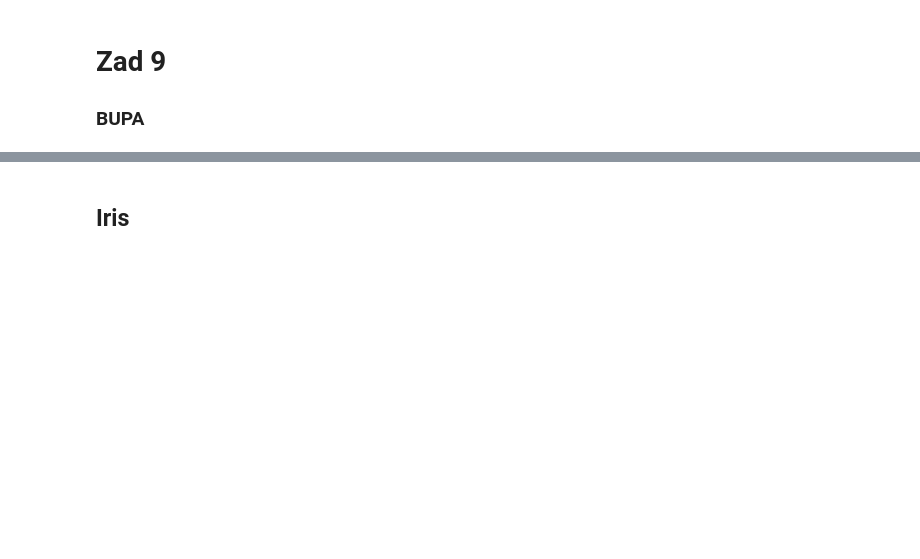
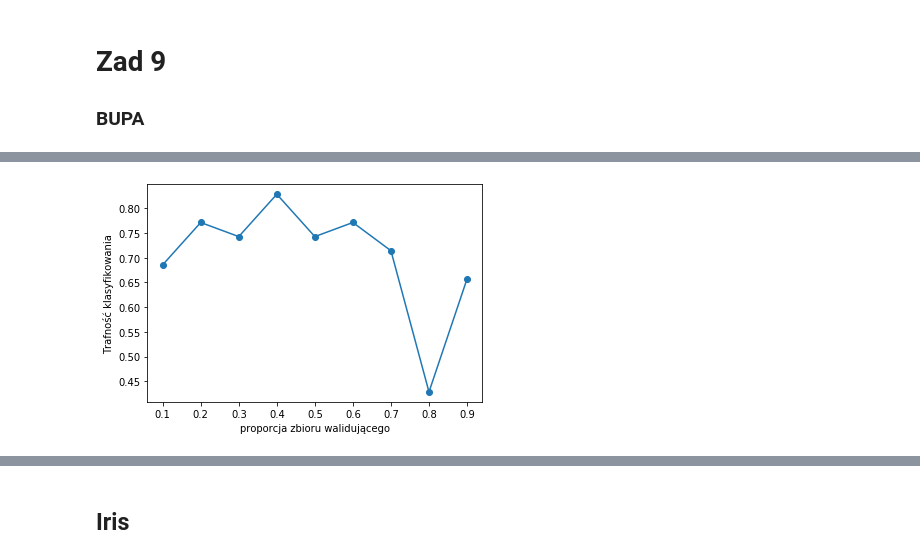
Before and after one commit to Maaslak/UM_NN, a Jupyter notebook: ZagadnieniaZaawansowane.ipynb, the cells around one changed output, grey strips where cells are left out. Drawn from its saved outputs; the diff is of its cells as text; code cells hidden in the pictures; blank space fills up the shorter version.

```diff
--- a/ZagadnieniaZaawansowane.ipynb
+++ b/ZagadnieniaZaawansowane.ipynb
@@ -183,0 +191,8 @@ train_acc: 0.7354838709677419 acc: 0.7714285714285715 loss: 0.008309964624271785
+# %%
+plt.plot(validation_fractions, bupa_accs, 'o-')
+plt.xlabel("proporcja zbioru walidującego")
+plt.ylabel("Trafność klasyfikowania")
+# plt.savefig("figures/validation_accuracy.pdf")
+plt.show()
+# %% [output]
+[figure, added]
```
Also changed, not shown: parts of 16 cells of this notebook, 8 other files.
